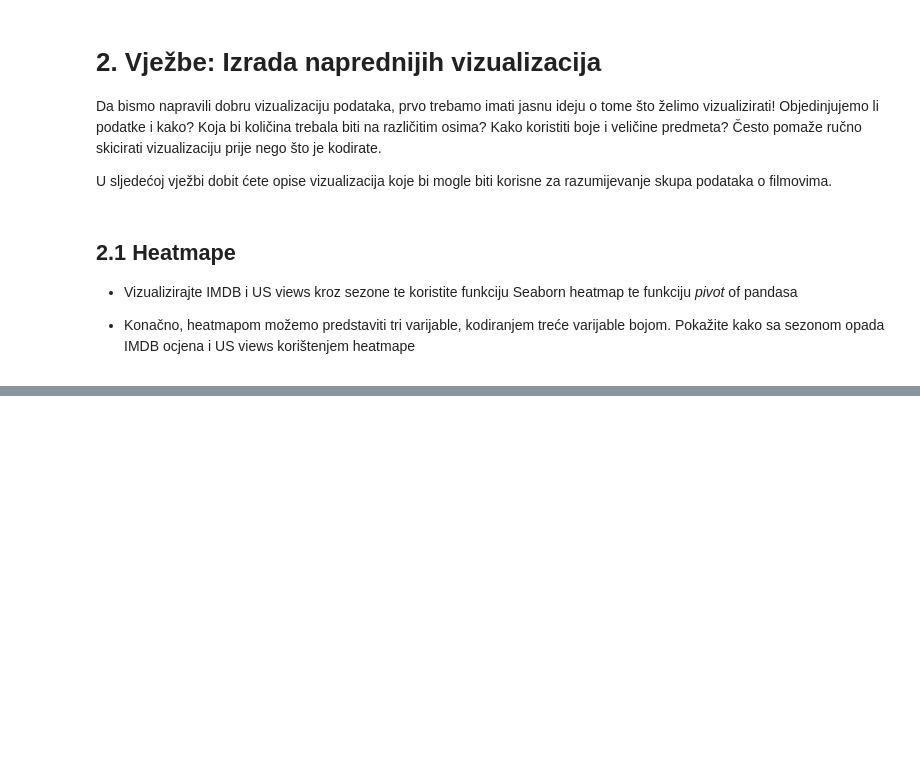
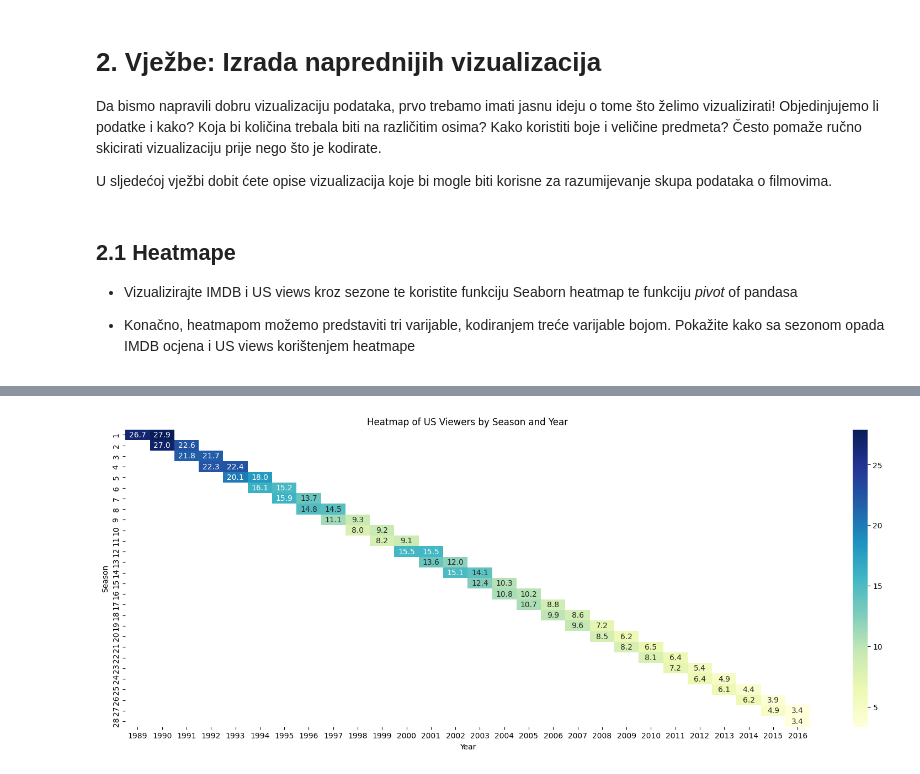
Before and after one commit to zobo24/Data_science_labs, a Jupyter notebook: lab_5/lab5.ipynb, the cells around one changed output, grey strips where cells are left out. Saved outputs shown, nothing was run; the diff lists cells and outputs as text; code cells hidden in the pictures; blank space fills up the shorter version.

```diff
--- a/lab_5/lab5.ipynb
+++ b/lab_5/lab5.ipynb
@@ -202,0 +234,11 @@ U sljedećoj vježbi dobit ćete opise vizualizacija koje bi mogle biti korisne
+# %%
+# Napišite svoj kod ovdje da biste kreirali drugu heatmapu
+# Vizualiziranje US gledatelja kroz sezone koristeći heatmap
+plt.figure(figsize=(20, 7))
+sns.heatmap(views_pivot, annot=True, fmt=".1f", cmap="YlGnBu")
+plt.title('Heatmap of US Viewers by Season and Year')
+plt.xlabel('Year')
+plt.ylabel('Season')
+plt.show()
+# %% [output]
+[figure, added]
```
Also changed, not shown: parts of 7 cells of this notebook.
